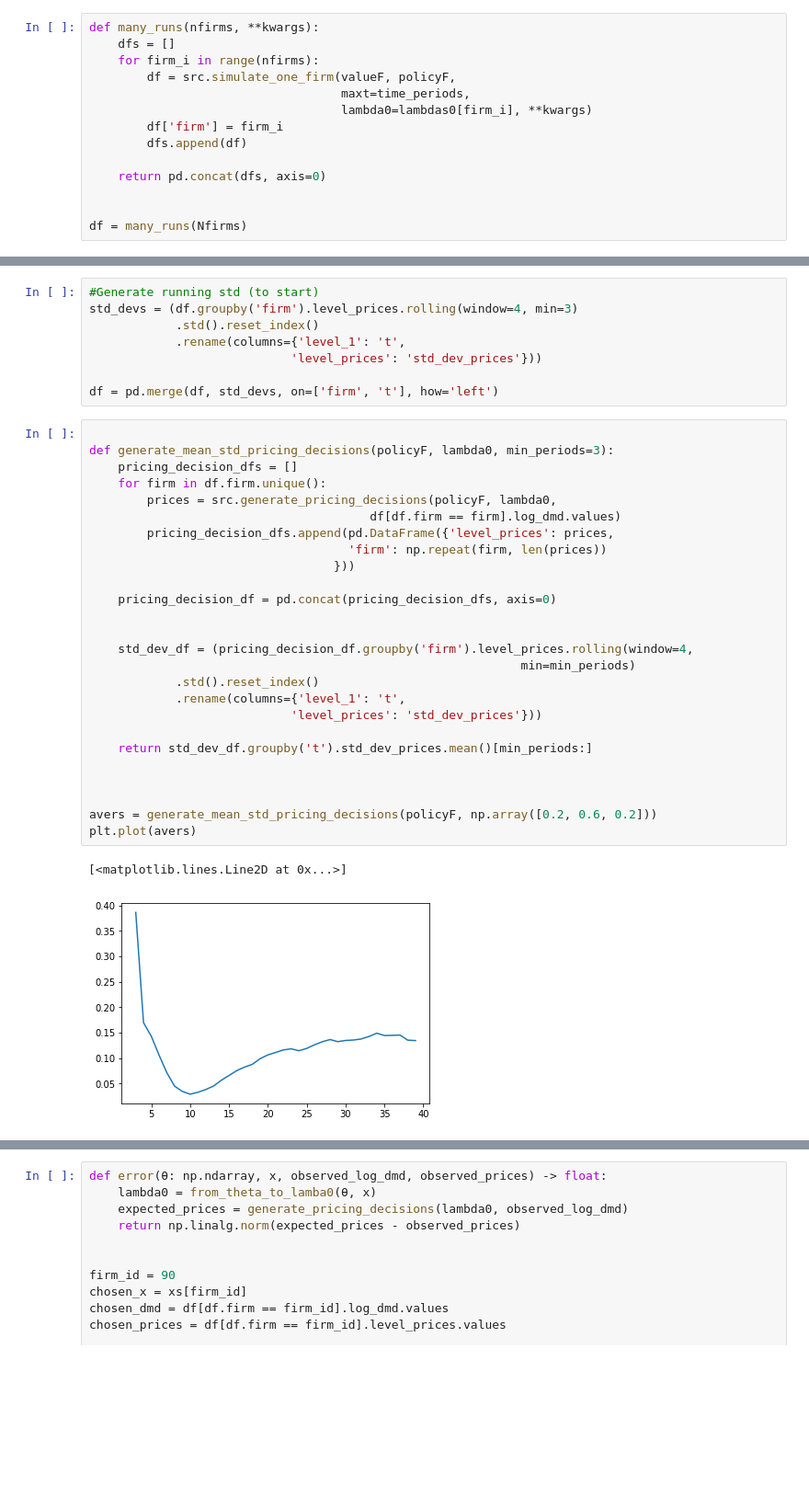
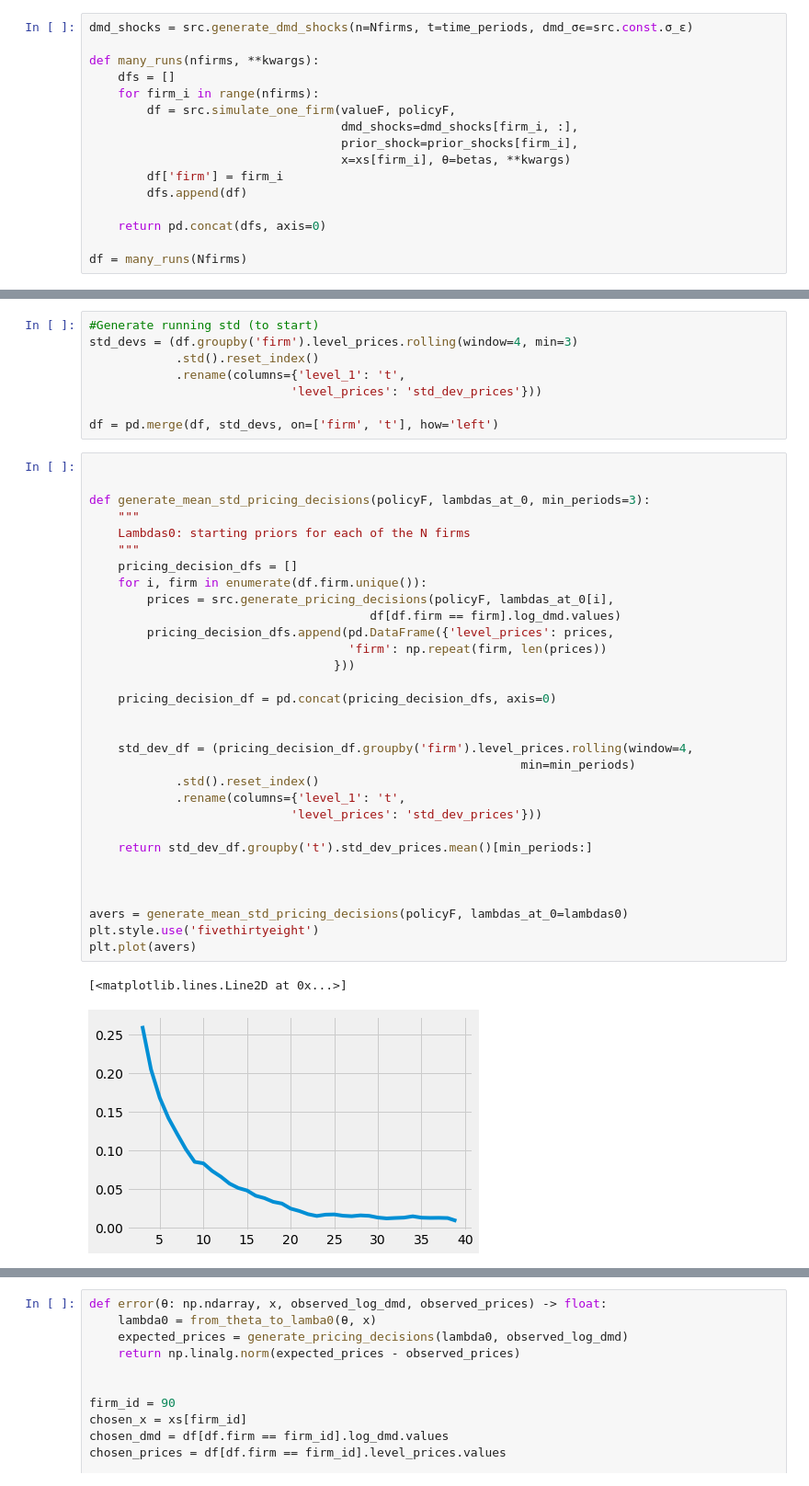
Before and after one commit to cdagnino/LearningModels, a Jupyter notebook: Notebooks/GMM_gym.ipynb, the cells around one changed output, grey strips where cells are left out. Shown at 92% size. Drawn from its saved outputs; the diff is of its cells as text; blank space fills up the shorter version.

Commit message:
GMM nows treats shocks as given instead of generating them each time

```diff
--- a/Notebooks/GMM_gym.ipynb
+++ b/Notebooks/GMM_gym.ipynb
@@ -126,18 +87,20 @@ lambdas_ext = src.generate_simplex_3dims(n_per_dim=
 #Interpolate policy (level price). valueF is already a function
 policyF = src.interpolate_wguess(lambdas_ext, policy)
 # %%
+dmd_shocks = src.generate_dmd_shocks(n=Nfirms, t=time_periods, dmd_σϵ=src.const.σ_ɛ)
+
 def many_runs(nfirms, **kwargs):
     dfs = []
     for firm_i in range(nfirms):
         df = src.simulate_one_firm(valueF, policyF,
-                                   maxt=time_periods,
-                                   lambda0=lambdas0[firm_i], **kwargs)
+                                   dmd_shocks=dmd_shocks[firm_i, :],
+                                   prior_shock=prior_shocks[firm_i],
+                                   x=xs[firm_i], θ=betas, **kwargs)
         df['firm'] = firm_i
         dfs.append(df)
 
     return pd.concat(dfs, axis=0)
 
-
 df = many_runs(Nfirms)
 # %% [markdown]
 ## Estimating $\theta$
@@ -183,30 +146,35 @@ std_devs = (df.groupby('firm').level_prices.rolling(window=4, min=3)
 df = pd.merge(df, std_devs, on=['firm', 't'], how='left')
 # %%
 
-def generate_mean_std_pricing_decisions(policyF, lambda0, min_periods=3):
+
+def generate_mean_std_pricing_decisions(policyF, lambdas_at_0, min_periods=3):
+    """
+    Lambdas0: starting priors for each of the N firms
+    """
     pricing_decision_dfs = []
-    for firm in df.firm.unique():
-        prices = src.generate_pricing_decisions(policyF, lambda0,
+    for i, firm in enumerate(df.firm.unique()):
+        prices = src.generate_pricing_decisions(policyF, lambdas_at_0[i],
                                        df[df.firm == firm].log_dmd.values)
         pricing_decision_dfs.append(pd.DataFrame({'level_prices': prices,
                                     'firm': np.repeat(firm, len(prices))
                                   }))
 
     pricing_decision_df = pd.concat(pricing_decision_dfs, axis=0)
 
 
     std_dev_df = (pricing_decision_df.groupby('firm').level_prices.rolling(window=4,
                                                             min=min_periods)
             .std().reset_index()
             .rename(columns={'level_1': 't',
                             'level_prices': 'std_dev_prices'}))
 
     return std_dev_df.groupby('t').std_dev_prices.mean()[min_periods:]
 
 
 
-avers = generate_mean_std_pricing_decisions(policyF, np.array([0.2, 0.6, 0.2]))
+avers = generate_mean_std_pricing_decisions(policyF, lambdas_at_0=lambdas0)
+plt.style.use('fivethirtyeight')
 plt.plot(avers)
 # %% [output]
 [<matplotlib.lines.Line2D at 0x...>]
-[figure, old version]
+[figure, new version]
```
Also changed, not shown: parts of 15 cells of this notebook, 4 other files.
